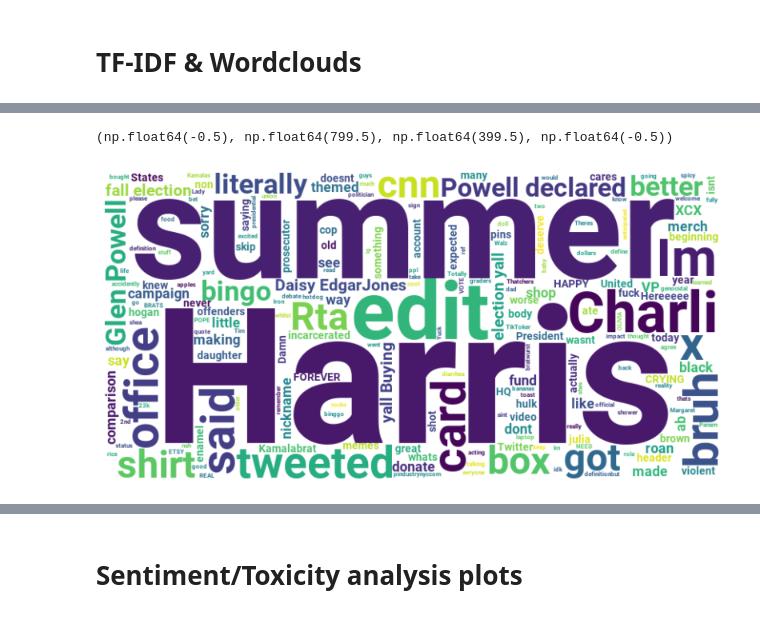
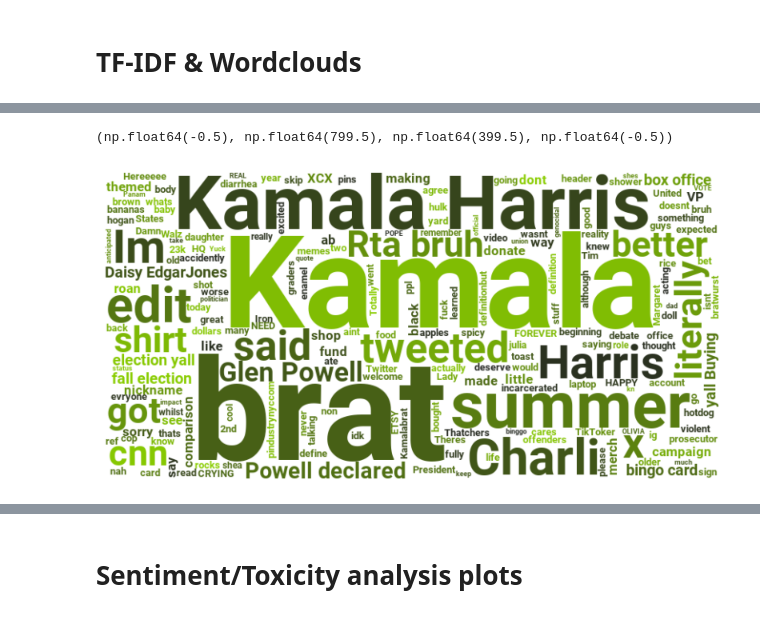
Before and after one commit to pouvoirdasha/sociology_scrapping, a Jupyter notebook: notebooks_stats_finetuning/decriptive_stats_dasha.ipynb, the cells around one changed output, grey strips where cells are left out. Cells and saved outputs as stored; diff of their text form; code cells hidden in the pictures.

Commit message:
updated wordclouds

```diff
--- a/notebooks_stats_finetuning/decriptive_stats_dasha.ipynb
+++ b/notebooks_stats_finetuning/decriptive_stats_dasha.ipynb
@@ -655,8 +655,6 @@ Successfully installed emot-3.1
 # %% [markdown]
 # TF-IDF & Wordclouds
 # %%
-!pip install nltk
-!pip install wordcloud
 
 import nltk
 import re
@@ -667,4 +665,8 @@ nltk.download("punkt")
 nltk.download("genesis")
 nltk.download("wordnet")
 nltk.download("omw-1.4")
+
+#palette for wordclouds
+n_shades = 10  # Number of shades
+brat_palette = sns.dark_palette(base_color, n_colors=n_shades, reverse=True, as_cmap=True)
 # %% [output]
@@ -707,33 +691,32 @@ True
 kamala_brat = tiktok[(tiktok['contains_brat'] == True) & (tiktok['contains_kamala'] == True)]
 kamala_brat
 
 
 stop_words = set(stopwords.words('english'))
-stop_words.add('kamala')
-stop_words.add('brat')
 
 # Fusionner tous les commentaires en un seul texte
 all_comments = ' '.join(kamala_brat['Comment Text'].dropna().astype(str))
 all_comments
 all_comments_cleaned = re.sub(r'@[A-Za-z0-9_]+', '', all_comments)  # Remove @username
 all_comments_cleaned = re.sub(r'[^\x00-\x7F]+', '', all_comments_cleaned)  # Remove non-ASCII
 all_comments_cleaned = re.sub(r'[^\w\s]', '', all_comments_cleaned)
 
 all_comments_cleaned
 
 font_path = '../Roboto-Bold.ttf'
 wordcloud = WordCloud(
     stopwords=stop_words,
+    colormap= brat_palette,
     font_path=font_path,
     background_color='white',
     width=800,
     height=400
 ).generate(all_comments_cleaned)
 
 # Afficher le WordCloud
 plt.figure(figsize=(10, 5))
 plt.imshow(wordcloud, interpolation='bilinear')
 plt.axis('off')
 # %% [output]
 (np.float64(-0.5), np.float64(799.5), np.float64(399.5), np.float64(-0.5))
-[figure, old version]
+[figure, new version]
```
Also changed, not shown: parts of 6 cells of this notebook.
